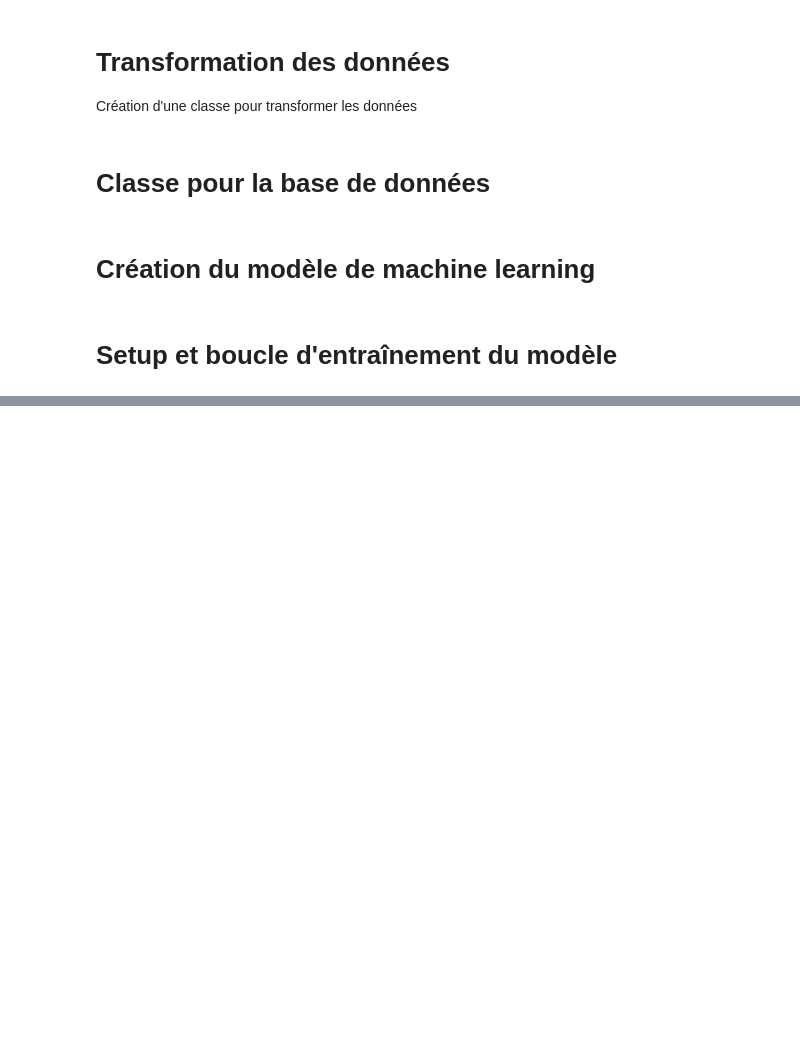
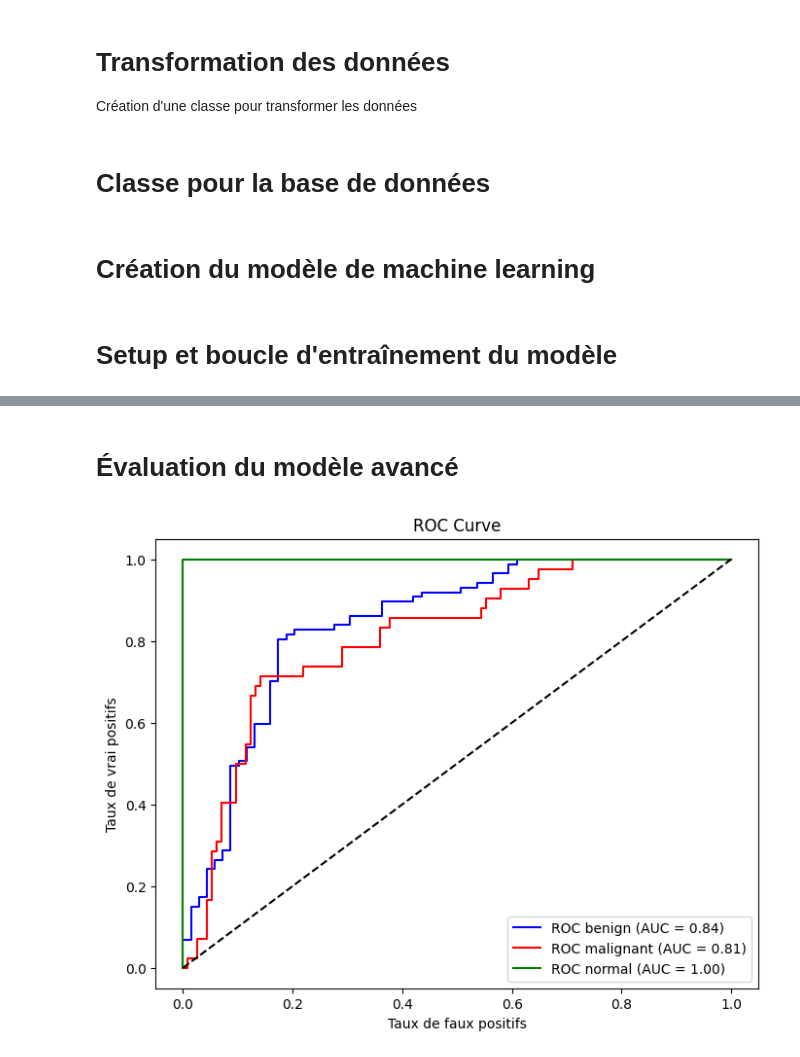
Before and after one commit to SOSANE/INF1853-IA-ProjetFinal, a Jupyter notebook: breast-tumor-classification.ipynb, the cells around one changed output, grey strips where cells are left out. Drawn from its saved outputs; the diff is of its cells as text; code cells hidden in the pictures; blank space fills up the shorter version.

```diff
--- a/breast-tumor-classification.ipynb
+++ b/breast-tumor-classification.ipynb
@@ -323,3 +347,20 @@ class BreastUltrasoundModel(nn.Module):
         pass
 # %% [markdown]
 # Setup et boucle d'entraînement du modèle
+# %%
+# ===================================
+# Poids des catégories non-équilibrés
+# ===================================
+categorie_counts = Counter(y_train)
+total = sum(categorie_counts.values())
+categorie_weights = torch.tensor([total/categorie_counts[i] for i in range(3)], dtype=torch.float32)
+
+device = torch.device("cuda" if torch.cuda.is_available() else "cpu")
+model = BreastUltrasoundModel().to(device)
+criterion = nn.CrossEntropyLoss(weight=categorie_weights.to(device))
+optimizer = optim.Adam(model.parameters(), lr=0.001, weight_decay=1e-4)
+scheduler = optim.lr_scheduler.ReduceLROnPlateau(optimizer, 'min', patience=3)
+
+# Data loaders
+train_loader = DataLoader(training_dataset, batch_size=16, shuffle=True)
+test_loader = DataLoader(val_dataset, batch_size=16, shuffle=False)
@@ -325,0 +550,55 @@ class BreastUltrasoundModel(nn.Module):
+# %% [markdown]
+# Évaluation du modèle avancé
+# %%
+# ===========================
+# Évaluation du modèle avancé
+# ===========================
+from sklearn.metrics import roc_curve, auc
+from sklearn.preprocessing import label_binarize
+
+def plot_roc_curve(model, loader):
+    model.eval()
+    all_probs = []
+    all_labels = []
+
+    with torch.no_grad():
+        for batch in loader:
+            images = batch['image'].to(device)
+            masks = batch['masque'].to(device)
+            areas = batch['superficie_tumeur'].to(device)
+            labels = batch['categorie'].to(device)
+
+            outputs = model(images, masks, areas)
+            probs = torch.softmax(outputs, dim=1)
+
+            all_probs.extend(probs.cpu().numpy())
+            all_labels.extend(labels.cpu().numpy())
+
+    # Binarize labels for ROC
+    y_true = label_binarize(all_labels, classes=[0,1,2])
+    y_score = np.array(all_probs)
+
+    # Compute ROC for each class
+    fpr = dict()
+    tpr = dict()
+    roc_auc = dict()
+    for i in range(3):
+        fpr[i], tpr[i], _ = roc_curve(y_true[:, i], y_score[:, i])
+        roc_auc[i] = auc(fpr[i], tpr[i])
+
+    # Plot
+    plt.figure(figsize=(8,6))
+    colors = ['blue', 'red', 'green']
+    for i, color in zip(range(3), colors):
+        plt.plot(fpr[i], tpr[i], color=color,
+                 label=f'ROC {categories[i]} (AUC = {roc_auc[i]:.2f})')
+    plt.plot([0, 1], [0, 1], 'k--')
+    plt.xlabel('Taux de faux positifs')
+    plt.ylabel('Taux de vrai positifs')
+    plt.title('ROC Curve')
+    plt.legend()
+    plt.show()
+
+plot_roc_curve(model, test_loader)
+# %% [output]
+[figure, added]
```
Also changed, not shown: parts of 8 cells of this notebook.
